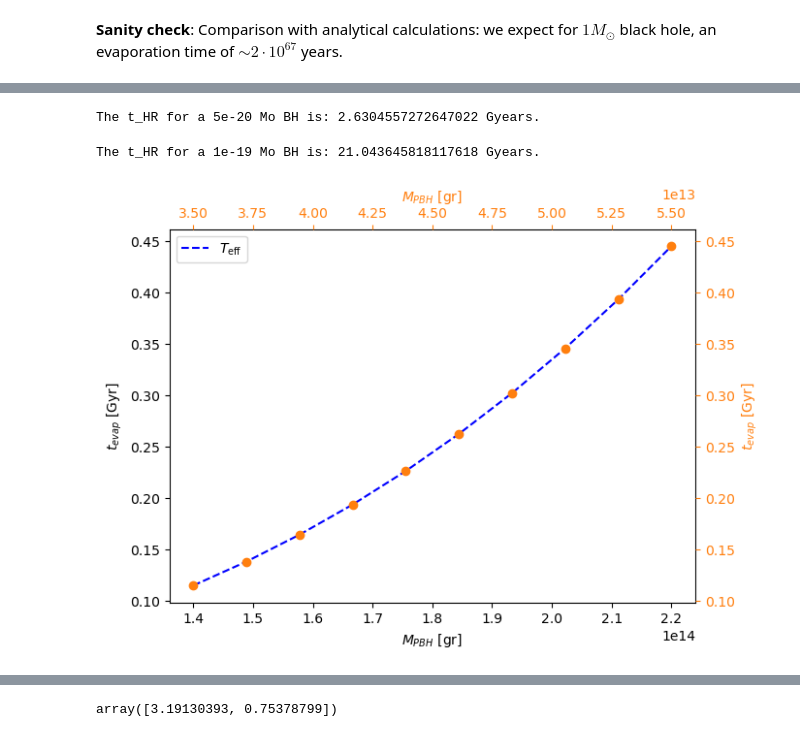
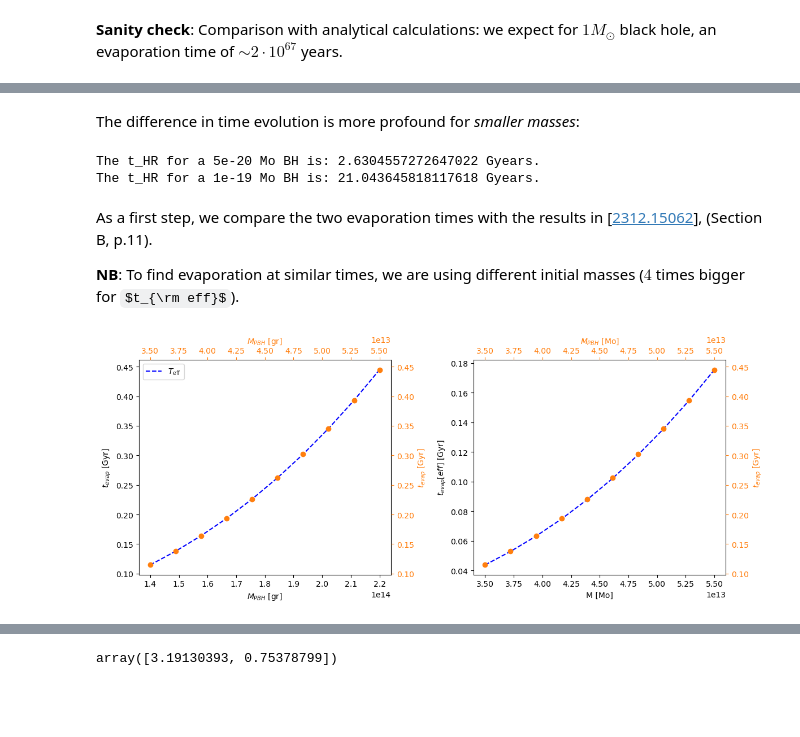
Before and after one commit to MariosNT/DCBHs_HR_PBHs, a Jupyter notebook: BlackHoleSpectrum.ipynb, the cells around one changed output, grey strips where cells are left out. Drawn from its saved outputs; the diff is of its cells as text; code cells hidden in the pictures; some formulas as TeX source; blank space fills up the shorter version.

```diff
--- a/BlackHoleSpectrum.ipynb
+++ b/BlackHoleSpectrum.ipynb
@@ -359,9 +348,13 @@ The effective t_HR for a 1 Mo BH is: 2.1043645817433174e+67 years.
+# %% [markdown]
+The difference in time evolution is more profound for *smaller masses*:
 # %%
 print(f'The t_HR for a 5e-20 Mo BH is: {evaporation_time_from_mass(5e-20)/1e9} Gyears.')
+print(f'The t_HR for a 1e-19 Mo BH is: {evaporation_time_from_mass(1e-19)/1e9} Gyears.')
 # %% [output]
 The t_HR for a 5e-20 Mo BH is: 2.6304557272647022 Gyears.
+The t_HR for a 1e-19 Mo BH is: 21.043645818117618 Gyears.
-# %%
-print(f'The t_HR for a 1e-19 Mo BH is: {evaporation_time_from_mass(1e-19)/1e9} Gyears.')
-# %% [output]
-The t_HR for a 1e-19 Mo BH is: 21.043645818117618 Gyears.
+# %% [markdown]
+As a first step, we compare the two evaporation times with the results in [[2312.15062](https://arxiv.org/pdf/2312.15062)], (Section B, p.11).
+
+**NB**: To find evaporation at similar times, we are using different initial masses ($4$ times bigger for $t_{\rm eff}$).
 # %%
@@ -374,26 +369,48 @@ t_evap_eff = np.zeros_like(mass_range_eff)
 for idx, Mo in enumerate(mass_range_eff):
     t_evap_eff[idx] = effective_evaporation_time_from_mass(Mo)/1e9
 # %%
-fig = plt.figure(figsize = (7, 5))
-ax1 = fig.add_subplot(1, 1, 1)
-ax2=fig.add_subplot(111, label="2", frame_on=False)
+fig = plt.figure(figsize = (12, 5))
+ax1 = fig.add_subplot(1, 2, 1)
+ax2=fig.add_subplot(121, label="2", frame_on=False)
 
+ax3 = fig.add_subplot(1, 2, 2)
+ax4=fig.add_subplot(122, label="2", frame_on=False)
+
+
+### Grams
 ax1.plot(mass_range_eff*M_SOLAR_2_GRAMS, t_evap, c='blue',\
          ls='--', label=r'$T_{\rm eff}$')
 ax1.set_ylabel('$t_{evap}$ [Gyr]')
 ax1.set_xlabel(r'$M_{PBH}$ [gr]')
 ax1.legend()
 
 ax2.scatter(mass_range*M_SOLAR_2_GRAMS, t_evap, color="C1")
 ax2.xaxis.tick_top()
 ax2.yaxis.tick_right()
 ax2.set_xlabel(r'$M_{PBH}$ [gr]', color="C1")
 ax2.set_ylabel(r'$t_{evap}$ [Gyr]', color="C1")
 ax2.xaxis.set_label_position('top')
 ax2.yaxis.set_label_position('right')
 ax2.tick_params(axis='x', colors="C1")
 ax2.tick_params(axis='y', colors="C1")
 
+
+### Solar Masses
+ax3.plot(mass_range*M_SOLAR_2_GRAMS, t_evap_eff, c='blue', ls='--')
+ax3.set_ylabel('$t_{evap} [eff]$ [Gyr]')
+ax3.set_xlabel('M [Mo]')
+
+ax4.scatter(mass_range*M_SOLAR_2_GRAMS, t_evap, color="C1")
+ax4.xaxis.tick_top()
+ax4.yaxis.tick_right()
+ax4.set_xlabel(r'$M_{PBH}$ [Mo]', color="C1")
+ax4.set_ylabel(r'$t_{evap}$ [Gyr]', color="C1")
+ax4.xaxis.set_label_position('top')
+ax4.yaxis.set_label_position('right')
+ax4.tick_params(axis='x', colors="C1")
+ax4.tick_params(axis='y', colors="C1")
+
+plt.tight_layout()
 plt.show()
 # %% [output]
-[figure, old version]
+[figure, new version]
```
Also changed, not shown: parts of 54 cells of this notebook, 1 other file.
